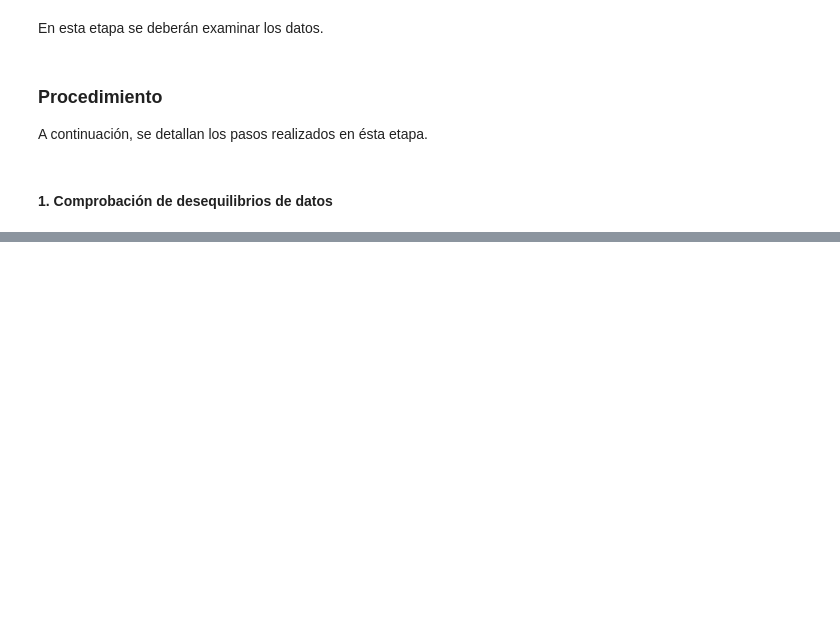
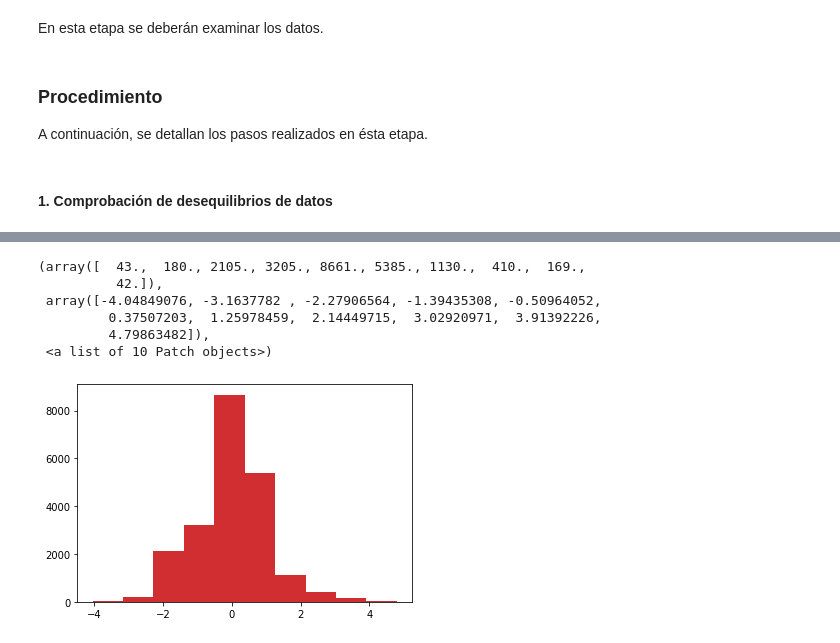
Before and after one commit to VictorSepulveda1994/Minor-Machine-Learning, a Jupyter notebook: Proyecto_Final/Etapa03-Explore/Explore-Human_Activity_Recognition.ipynb, the cells around one changed output, grey strips where cells are left out. Drawn from its saved outputs; the diff is of its cells as text; code cells hidden in the pictures; blank space fills up the shorter version.

```diff
--- a/Proyecto_Final/Etapa03-Explore/Explore-Human_Activity_Recognition.ipynb
+++ b/Proyecto_Final/Etapa03-Explore/Explore-Human_Activity_Recognition.ipynb
@@ -339,0 +358,10 @@ En esta etapa se deberán examinar los datos.
+# %%
+plt.hist(datos.x)
+# %% [output]
+(array([  43.,  180., 2105., 3205., 8661., 5385., 1130.,  410.,  169.,
+          42.]),
+ array([-4.04849076, -3.1637782 , -2.27906564, -1.39435308, -0.50964052,
+         0.37507203,  1.25978459,  2.14449715,  3.02920971,  3.91392226,
+         4.79863482]),
+ <a list of 10 Patch objects>)
+[figure, added]
```
Also changed, not shown: parts of 12 cells of this notebook.
